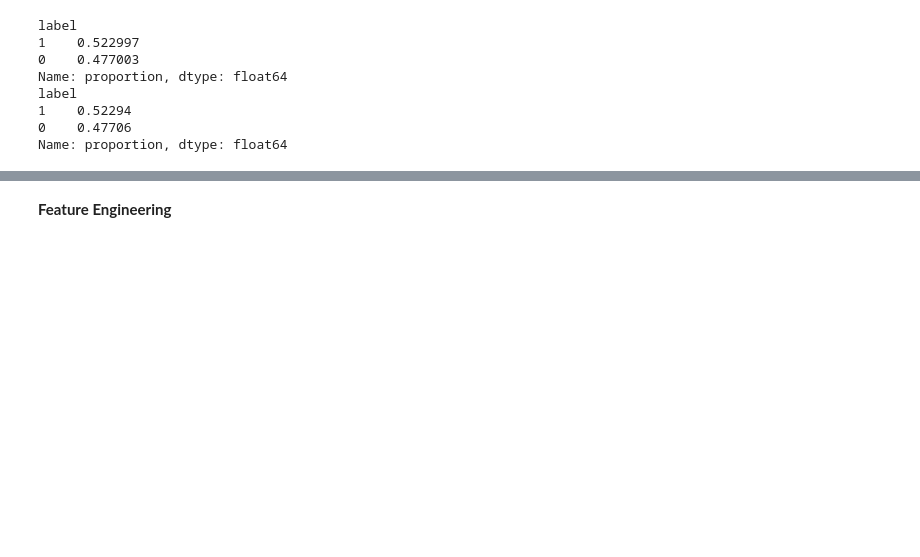
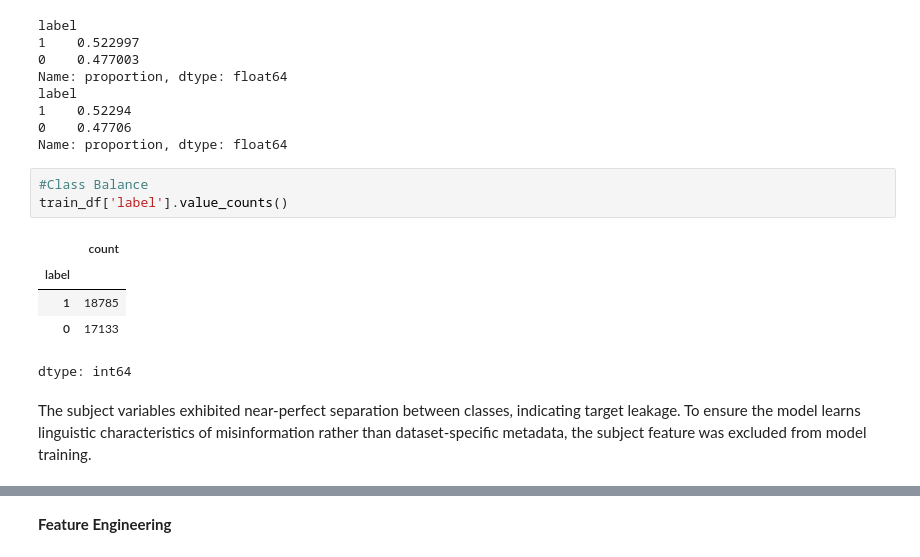
Before and after one commit to rhiats/Fake-News-Detection, a Jupyter notebook: Fake_News_Detection.ipynb, the cells around one changed output, grey strips where cells are left out. Drawn from its saved outputs; the diff is of its cells as text; blank space fills up the shorter version.

Commit message:
Subject Distribution - potential data leakage from subject.

```diff
--- a/Fake_News_Detection.ipynb
+++ b/Fake_News_Detection.ipynb
@@ -137,3 +137,14 @@ label
 1    0.52294
 0    0.47706
 Name: proportion, dtype: float64
+# %%
+#Class Balance
+train_df['label'].value_counts()
+# %% [output]
+|  | count |
+| label |  |
+| 1 | 18785 |
+| 0 | 17133 |
+dtype: int64
+# %% [markdown]
+The subject variables exhibited near-perfect separation between classes, indicating target leakage. To ensure the model learns linguistic characteristics of misinformation rather than dataset-specific metadata, the subject feature was excluded from model training.
```
Also changed, not shown: parts of 1 cell of this notebook.
